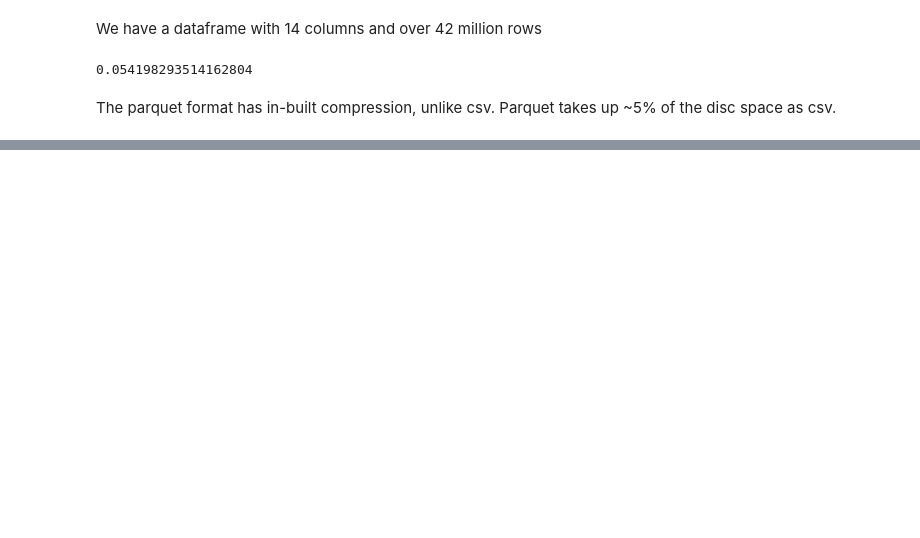
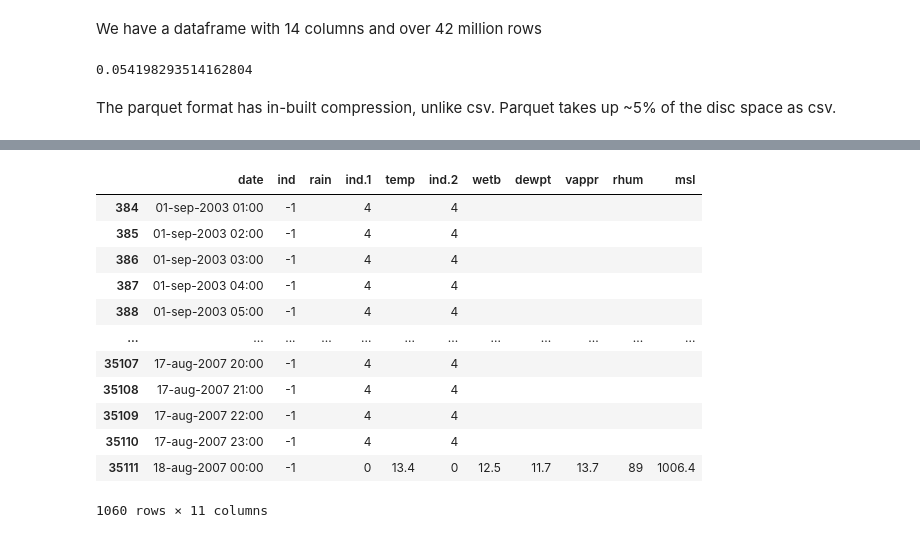
Before and after one commit to step-hen-burke/CA2, a Jupyter notebook: data_processing.ipynb, the cells around one changed output, grey strips where cells are left out. Cells and saved outputs as stored; diff of their text form; code cells hidden in the pictures; blank space fills up the shorter version.

```diff
--- a/data_processing.ipynb
+++ b/data_processing.ipynb
@@ -319,0 +485,4 @@ This compression has serious performance implications if the data needs to be re
+# %%
+weather_df = pd.read_csv(weather_folder/'hly175.csv', skiprows=15)
+print(weather_df.shape)
+weather_df.head()
@@ -319,0 +531,16 @@ This compression has serious performance implications if the data needs to be re
+# %%
+weather_df.loc[weather_df['ind'] == -1]
+# %% [output]
+|  | date | ind | rain | ind.1 | temp | ind.2 | wetb | dewpt | vappr | rhum | msl |
+| 384 | 01-sep-2003 01:00 | -1 |  | 4 |  | 4 |  |  |  |  |  |
+| 385 | 01-sep-2003 02:00 | -1 |  | 4 |  | 4 |  |  |  |  |  |
+| 386 | 01-sep-2003 03:00 | -1 |  | 4 |  | 4 |  |  |  |  |  |
+| 387 | 01-sep-2003 04:00 | -1 |  | 4 |  | 4 |  |  |  |  |  |
+| 388 | 01-sep-2003 05:00 | -1 |  | 4 |  | 4 |  |  |  |  |  |
+| ... | ... | ... | ... | ... | ... | ... | ... | ... | ... | ... | ... |
+| 35107 | 17-aug-2007 20:00 | -1 |  | 4 |  | 4 |  |  |  |  |  |
+| 35108 | 17-aug-2007 21:00 | -1 |  | 4 |  | 4 |  |  |  |  |  |
+| 35109 | 17-aug-2007 22:00 | -1 |  | 4 |  | 4 |  |  |  |  |  |
+| 35110 | 17-aug-2007 23:00 | -1 |  | 4 |  | 4 |  |  |  |  |  |
+| 35111 | 18-aug-2007 00:00 | -1 |  | 0 | 13.4 | 0 | 12.5 | 11.7 | 13.7 | 89 | 1006.4 |
+1060 rows × 11 columns
```
Also changed, not shown: parts of 46 cells of this notebook, 3 other files.
